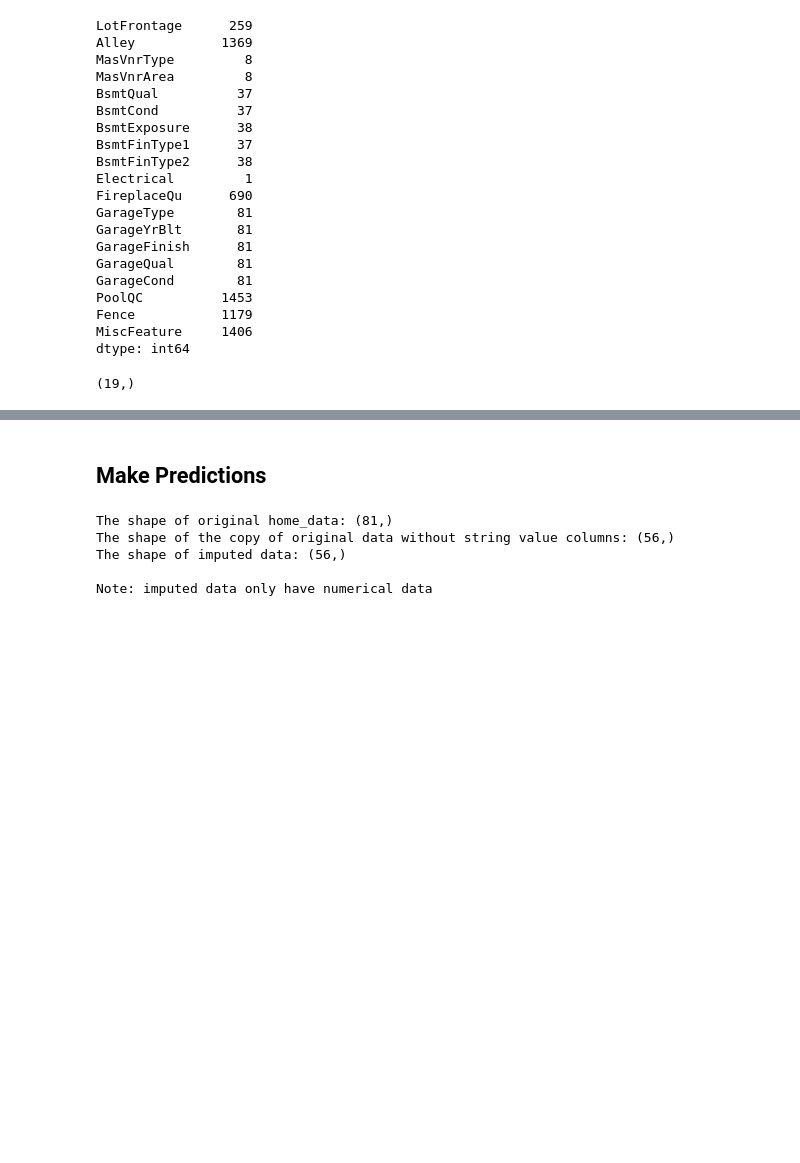
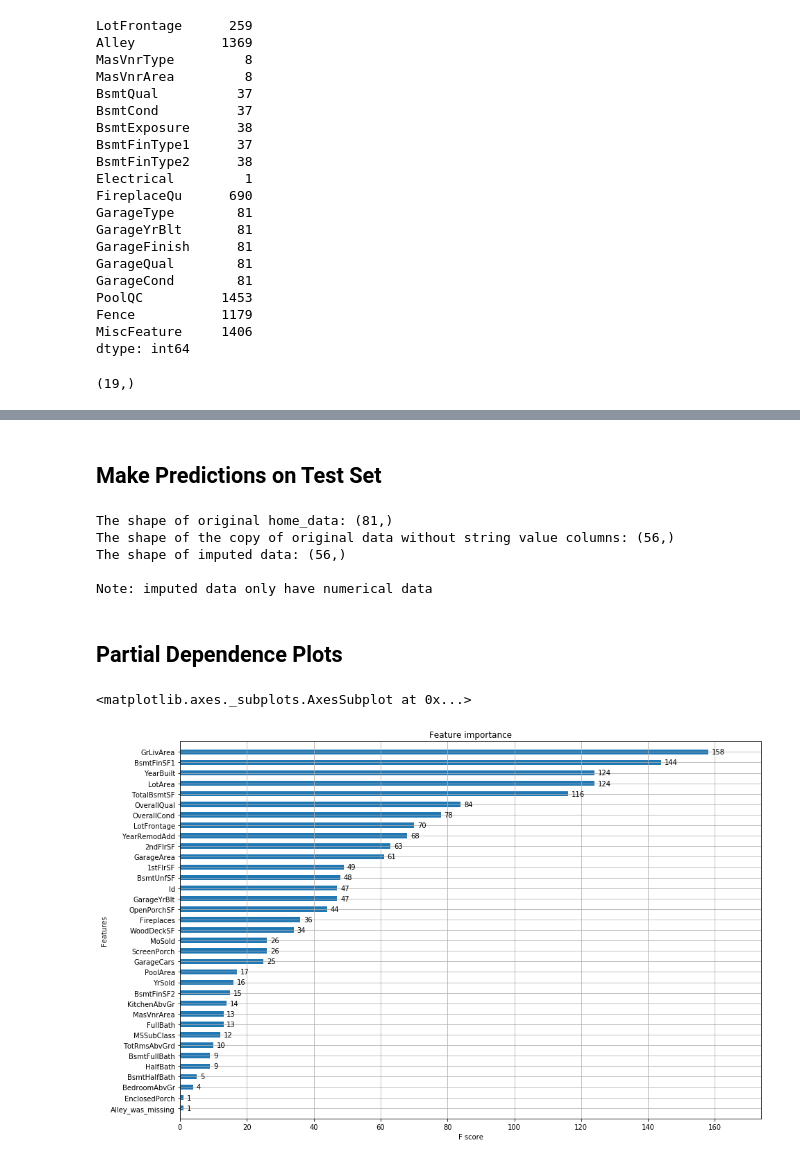
Before and after one commit to hxuaj/Kaggle_housing_prices, a Jupyter notebook: Housing prices/Housing Prices.ipynb, the cells around one changed output, grey strips where cells are left out. Cells and saved outputs as stored; diff of their text form; code cells hidden in the pictures; blank space fills up the shorter version.

Commit message:
Add files via upload
add cross validation

```diff
--- a/Housing prices/Housing Prices.ipynb
+++ b/Housing prices/Housing Prices.ipynb
@@ -165,7 +153,10 @@ Note: imputed data only have numerical data
 # %%
-# Data preparation
+# Data preparation with imputation on only numerical data
+new_home_data_imputed = generate_impute(home_data)
+X_train, X_val, y_train, y_val, X, y= data_pre(new_home_data_imputed)
 
-y = new_home_data_imputed.SalePrice
-X = new_home_data_imputed.drop(['SalePrice'], axis=1)
-
-X_train, X_val, y_train, y_val = train_test_split(X, y, random_state=1)
+# Data preparation with one hot implementation on all object data and imputation
+#y = home_data.SalePrice
+#X = home_data.drop(['SalePrice'], axis=1)
+#X = one_hot(X)
+#X_train, X_val, y_train, y_val = train_test_split(X, y, random_state=1)
@@ -180,0 +169,22 @@ Validation MAE for Random Forest Model: 18,944
+# %%
+def RF(X_train, X_val, y_train, y_val):
+    rf_model = RandomForestRegressor(random_state=1)
+    rf_model.fit(X_train, y_train)
+    rf_val_predictions = rf_model.predict(X_val)
+    rf_val_mae = mean_absolute_error(rf_val_predictions, y_val)
+
+    return print("Validation MAE for Random Forest Model: {:,.0f}".format(rf_val_mae))
+
+def my_xgboost(X_train, X_val, y_train, y_val, ne=150, lr=0.097):
+    # from xgboost import XGBRegressor
+
+    my_model = XGBRegressor(n_estimators=ne, learning_rate=lr)
+    my_model.fit(X_train, y_train, early_stopping_rounds=5, eval_set=[(X_val, y_val)], verbose=False)
+    val_predictions = my_model.predict(X_val)
+    val_mae = mean_absolute_error(val_predictions, y_val)
+    print("Validation MAE for xgboost: {:,.0f}".format(val_mae))
+
+    return my_model
+
+RF(X_train, X_val, y_train, y_val)
+my_xgboost_model = my_xgboost(X_train, X_val, y_train, y_val, 500, 0.042)
@@ -181,5 +248,5 @@ Validation MAE for Random Forest Model: 18,944
 # %% [markdown]
-## Make Predictions
+## Make Predictions on Test Set
 # %%
 # Load test data
 test_data_path = 'test.csv'
@@ -202,3 +270,16 @@ Note: imputed data only have numerical data
 output = pd.DataFrame({'Id': test_data.Id,
                       'SalePrice': test_preds})
 output.to_csv('submission.csv', index=False)
+# %% [markdown]
+## Partial Dependence Plots
+# %%
+from xgboost import plot_importance
+
+
+features_to_use = ['LotArea', 'YearBuilt']
+
+plt.rcParams['figure.figsize'] = (15.0, 10.0)
+plot_importance(my_xgboost_model, importance_type="weight", height=0.5)
+# %% [output]
+<matplotlib.axes._subplots.AxesSubplot at 0x...>
+[figure, added]
```
Also changed, not shown: parts of 13 cells of this notebook, 4 other files.
